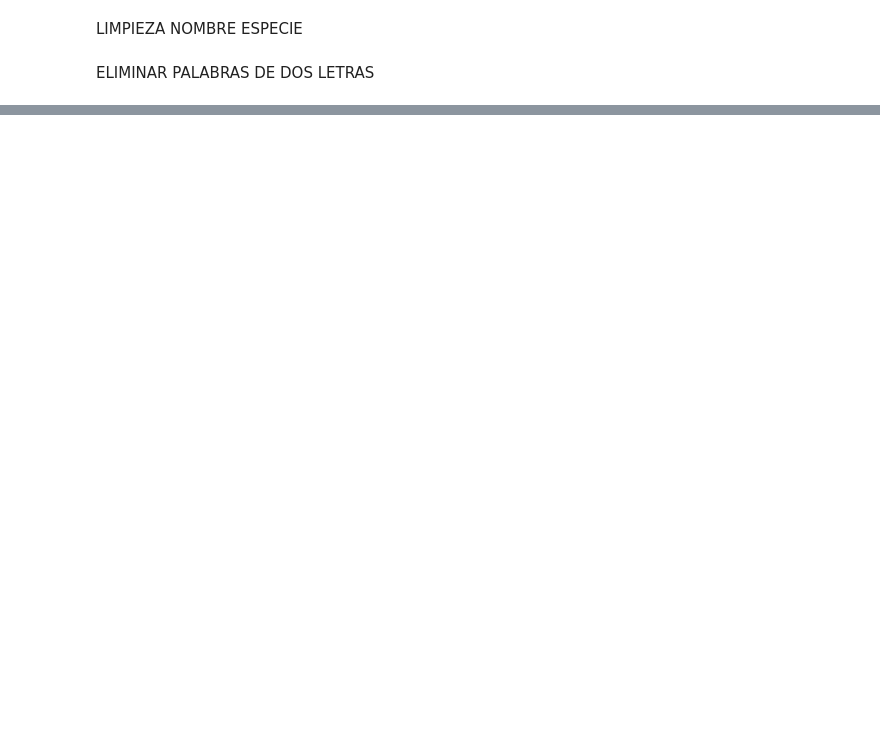
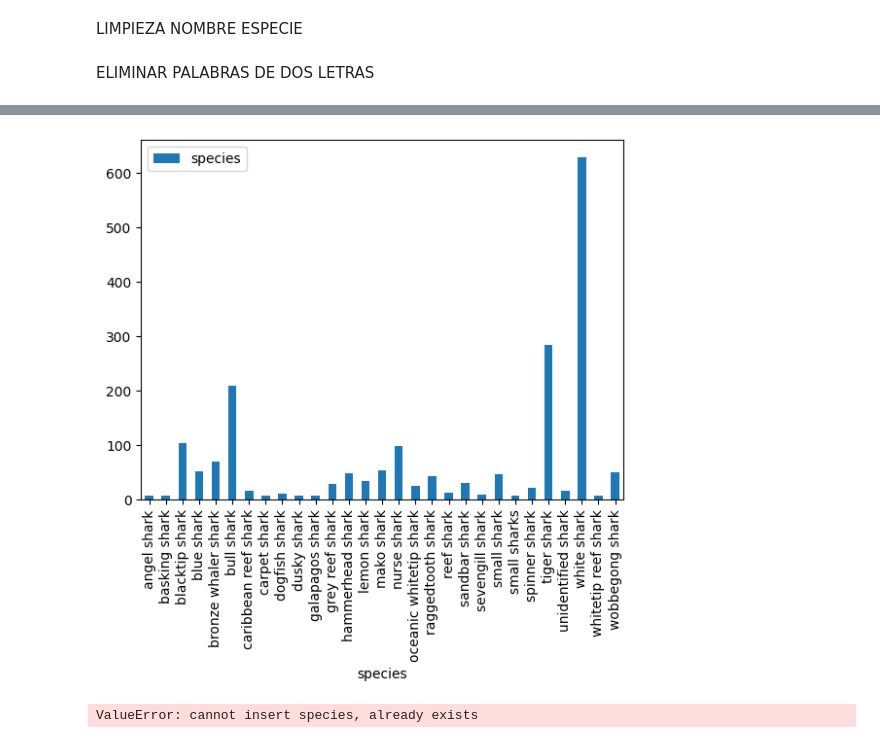
Before and after one commit to pagoba94/project1, a Jupyter notebook: Cleaning data.ipynb, the cells around one changed output, grey strips where cells are left out. Saved outputs shown, nothing was run; the diff lists cells and outputs as text; code cells hidden in the pictures; blank space fills up the shorter version.

```diff
--- a/Cleaning data.ipynb
+++ b/Cleaning data.ipynb
@@ -336,0 +595,14 @@ Name: species2, Length: 2938, dtype: object
+# %%
+df5.groupby("species")[["species", "fatality"]].agg({"species":"count"}).plot(kind="bar");
+# %% [output]
+[figure, added]
+# %%
+# top bar -> sum all values(smoker=No and smoker=Yes) to find y position of the bars
+df = df5.groupby('species')[["species", "fatality"]].count().reset_index()
+print(df)
+# bar chart 1 -> top bars (group of 'smoker=No')
+sns.barplot(x="species",  y="fatality", data=df, color='darkblue')
+
+plt.show()
+# %% [output]
+ValueError: cannot insert species, already exists
```
Also changed, not shown: parts of 108 cells of this notebook, 5 other files.
